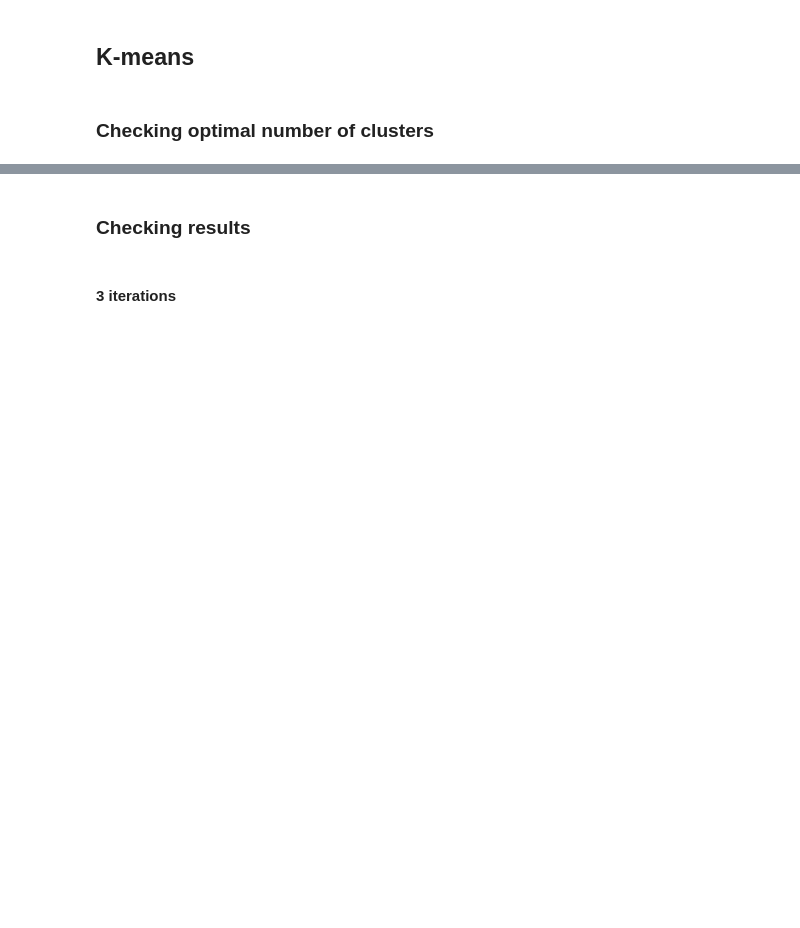
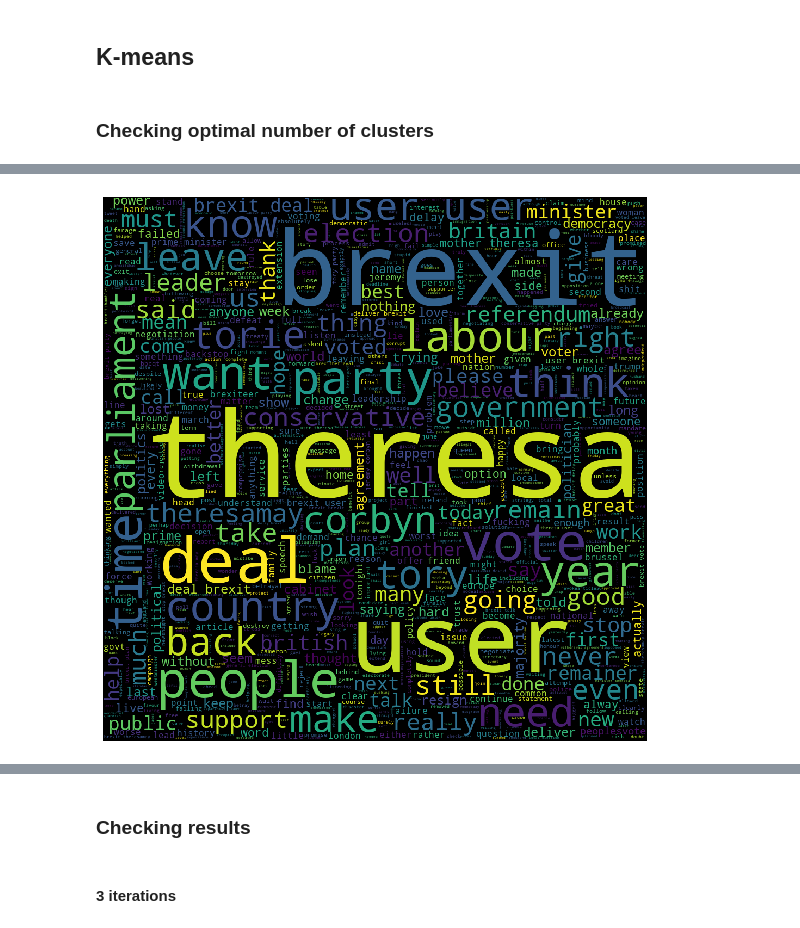
Before and after one commit to ta-data-lis/final-project, a Jupyter notebook: your-project/eda.ipynb, the cells around one changed output, grey strips where cells are left out. Drawn from its saved outputs; the diff is of its cells as text; code cells hidden in the pictures; blank space fills up the shorter version.

```diff
--- a/your-project/eda.ipynb
+++ b/your-project/eda.ipynb
@@ -184,2 +168,4 @@ duplicateusername
+# %%
+df.drop_duplicates(subset='id', inplace=True)
 # %%
 df.drop('id', inplace=True, axis=1)
@@ -330,0 +385,5 @@ df_mb['labels_tfid'] = clusters
+# %%
+tweets = [tweet for tweet in may_df['clean_text']]
+tfidf_vectorizer = TfidfVectorizer(use_idf=True, ngram_range=(1,3))
+tfidf_matrix = tfidf_vectorizer.fit_transform(tweets)
+m_feature_names = tfidf_vectorizer.get_feature_names()
@@ -340,0 +420,9 @@ for i in range(3):
+# %%
+wc = WordCloud(height=1000, width=1000, max_words=1000).generate(" ".join(m_feature_names))
+
+plt.figure(figsize=(10, 10))
+plt.imshow(wc)
+plt.axis("off")
+plt.show()
+# %% [output]
+[figure, added]
```
Also changed, not shown: parts of 53 cells of this notebook.
